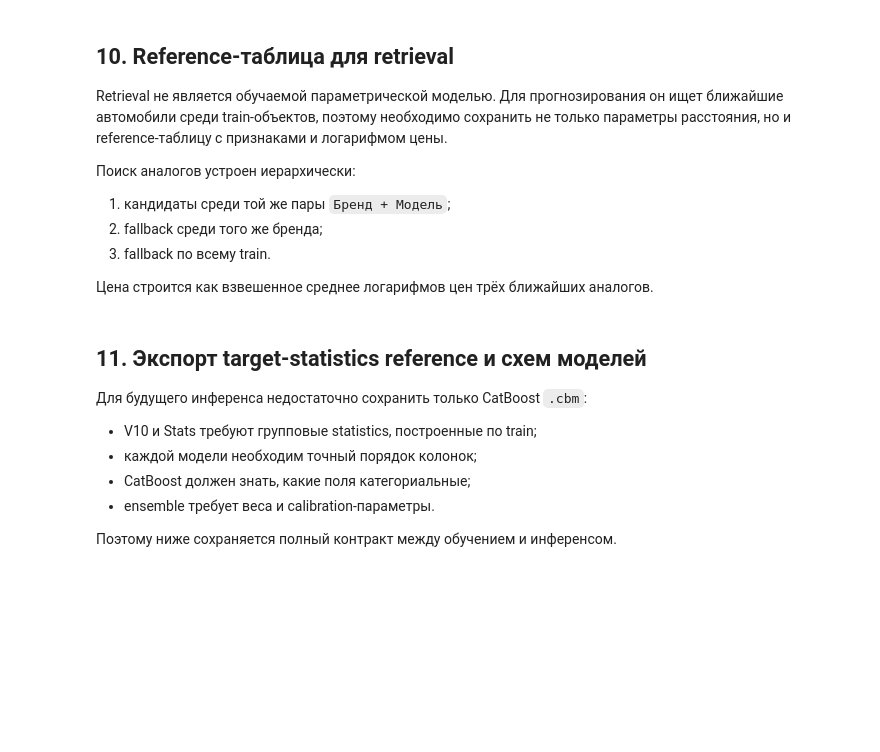
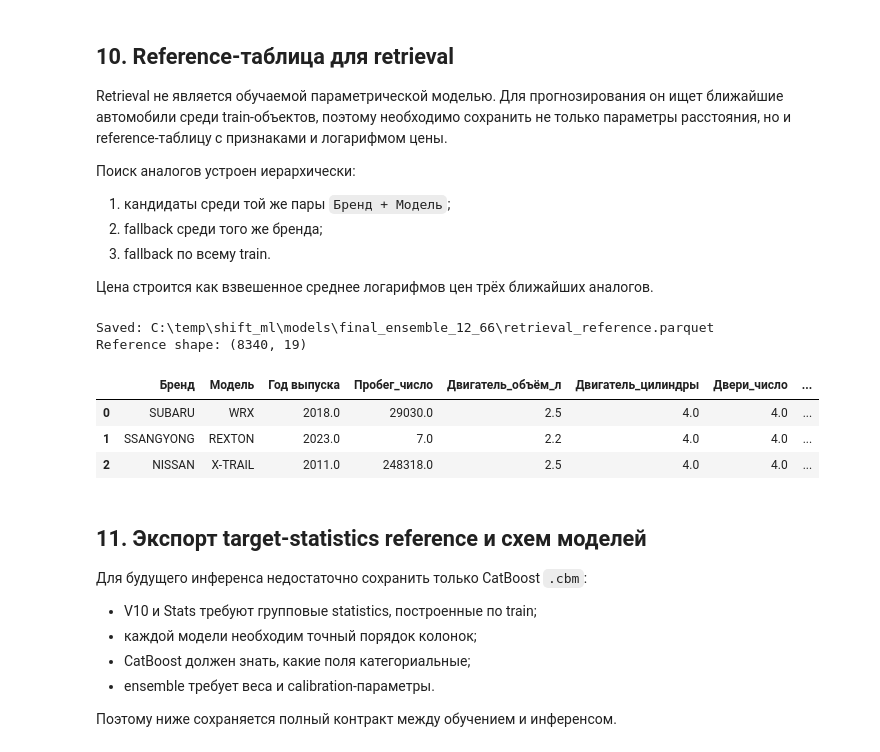
Before and after one commit to manaer6-alt/08_shift_car_prices, a Jupyter notebook: shift_ml/notebooks/03_final_model_training.ipynb, the cells around one changed output. Cells and saved outputs as stored; diff of their text form; code cells hidden in the pictures; blank space fills up the shorter version.

```diff
--- a/shift_ml/notebooks/03_final_model_training.ipynb
+++ b/shift_ml/notebooks/03_final_model_training.ipynb
@@ -1123,8 +1189,12 @@ RETRIEVAL_REQUIRED_COLUMNS = list(
         [
             "Бренд",
             "Модель",
+            "Год выпуска",
             "Пробег_число",
-            *RETRIEVAL_NUMERIC_SPECS.keys(),
+            "Двигатель_объём_л",
+            "Двигатель_цилиндры",
+            "Двери_число",
+            "Кресла_число",
             *RETRIEVAL_CATEGORICAL_WEIGHTS.keys(),
         ]
     )
@@ -1202,33 +1272,40 @@ def prepare_retrieval_reference(
 
     result["brand_key"] = result["Бренд"]
 
     result["target_log_price"] = np.log1p(
         pd.Series(target)
         .reset_index(drop=True)
         .astype(float)
     )
 
     return result
 
 
 retrieval_reference = prepare_retrieval_reference(
     X_train_cb,
     y_train,
 )
 
 RETRIEVAL_REFERENCE_PATH = (
     FINAL_MODEL_DIR
     / "retrieval_reference.parquet"
 )
 
 retrieval_reference.to_parquet(
     RETRIEVAL_REFERENCE_PATH,
     index=False,
 )
 
 print("Saved:", RETRIEVAL_REFERENCE_PATH)
 print("Reference shape:", retrieval_reference.shape)
 display(retrieval_reference.head(3))
+# %% [output]
+Saved: C:\temp\shift_ml\models\final_ensemble_12_66\retrieval_reference.parquet
+Reference shape: (8340, 19)
+|  | Бренд | Модель | Год выпуска | Пробег_число | Двигатель_объём_л | Двигатель_цилиндры | Двери_число | ... |
+| 0 | SUBARU | WRX | 2018.0 | 29030.0 | 2.5 | 4.0 | 4.0 | ... |
+| 1 | SSANGYONG | REXTON | 2023.0 | 7.0 | 2.2 | 4.0 | 4.0 | ... |
+| 2 | NISSAN | X-TRAIL | 2011.0 | 248318.0 | 2.5 | 4.0 | 4.0 | ... |
 # %% [markdown]
 ## 11. Экспорт target-statistics reference и схем моделей
 
```
Also changed, not shown: parts of 13 cells of this notebook, 2 other files.
